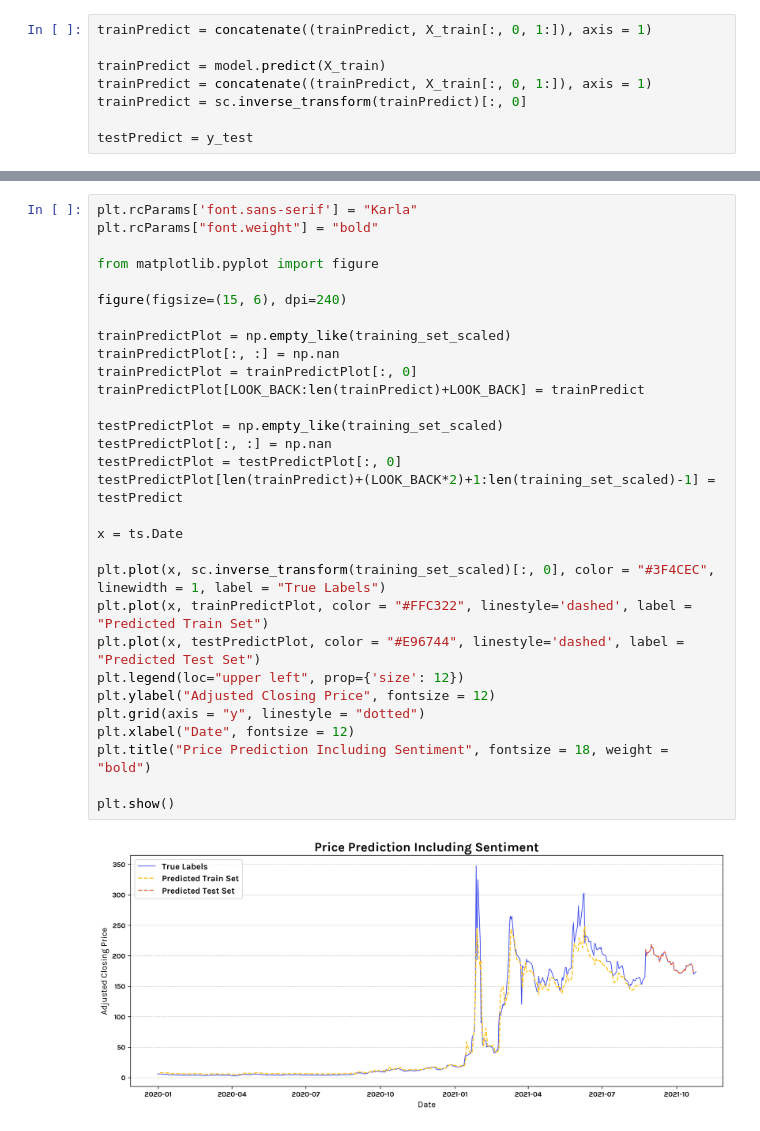
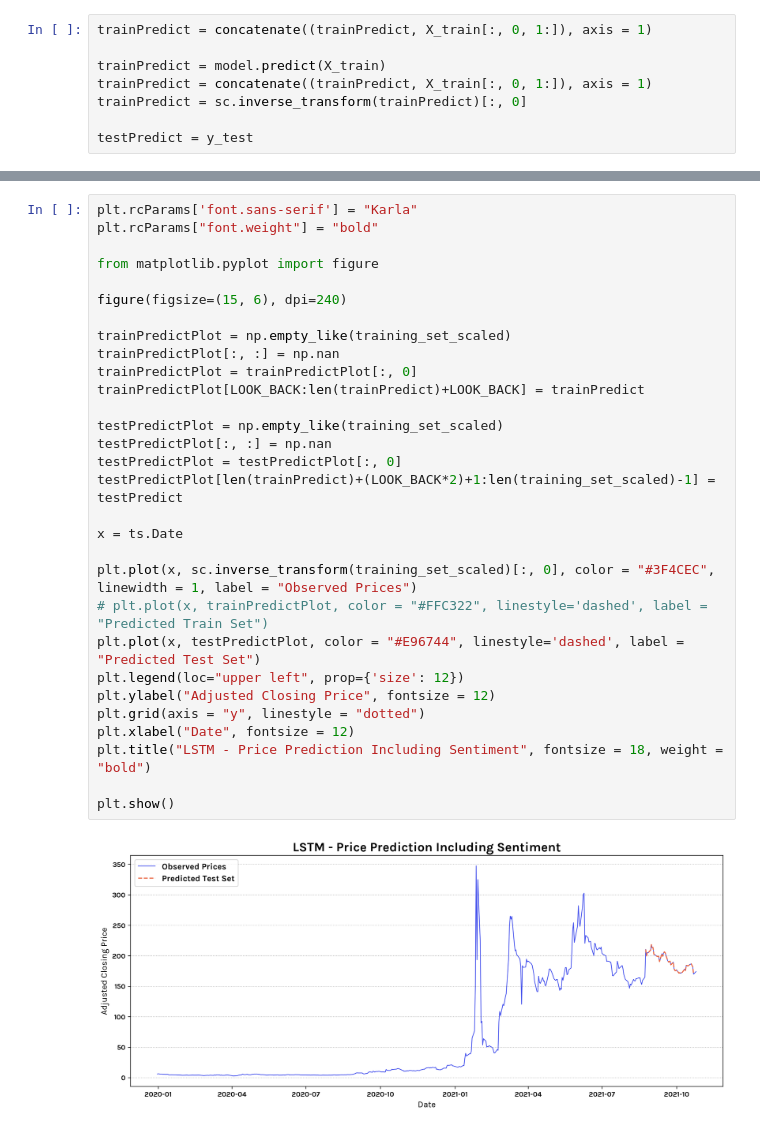
Before and after one commit to StefanWinterToo/Master-Thesis, a Jupyter notebook: App/LSTM_Predictor_WithSentiment.ipynb, the cells around one changed output, grey strips where cells are left out. Drawn from its saved outputs; the diff is of its cells as text.

```diff
--- a/App/LSTM_Predictor_WithSentiment.ipynb
+++ b/App/LSTM_Predictor_WithSentiment.ipynb
@@ -198,32 +201,32 @@ testscore
 # %%
 plt.rcParams['font.sans-serif'] = "Karla"
 plt.rcParams["font.weight"] = "bold"
 
 from matplotlib.pyplot import figure
 
 figure(figsize=(15, 6), dpi=240)
 
 trainPredictPlot = np.empty_like(training_set_scaled)
 trainPredictPlot[:, :] = np.nan
 trainPredictPlot = trainPredictPlot[:, 0]
 trainPredictPlot[LOOK_BACK:len(trainPredict)+LOOK_BACK] = trainPredict
 
 testPredictPlot = np.empty_like(training_set_scaled)
 testPredictPlot[:, :] = np.nan
 testPredictPlot = testPredictPlot[:, 0]
 testPredictPlot[len(trainPredict)+(LOOK_BACK*2)+1:len(training_set_scaled)-1] = testPredict
 
 x = ts.Date
 
-plt.plot(x, sc.inverse_transform(training_set_scaled)[:, 0], color = "#3F4CEC", linewidth = 1, label = "True Labels")
-plt.plot(x, trainPredictPlot, color = "#FFC322", linestyle='dashed', label = "Predicted Train Set")
+plt.plot(x, sc.inverse_transform(training_set_scaled)[:, 0], color = "#3F4CEC", linewidth = 1, label = "Observed Prices")
+# plt.plot(x, trainPredictPlot, color = "#FFC322", linestyle='dashed', label = "Predicted Train Set")
 plt.plot(x, testPredictPlot, color = "#E96744", linestyle='dashed', label = "Predicted Test Set")
 plt.legend(loc="upper left", prop={'size': 12})
 plt.ylabel("Adjusted Closing Price", fontsize = 12)
 plt.grid(axis = "y", linestyle = "dotted")
 plt.xlabel("Date", fontsize = 12)
-plt.title("Price Prediction Including Sentiment", fontsize = 18, weight = "bold")
+plt.title("LSTM - Price Prediction Including Sentiment", fontsize = 18, weight = "bold")
 
 plt.show()
 # %% [output]
-[figure, old version]
+[figure, new version]
```
Also changed, not shown: parts of 3 cells of this notebook, 3 other files.
